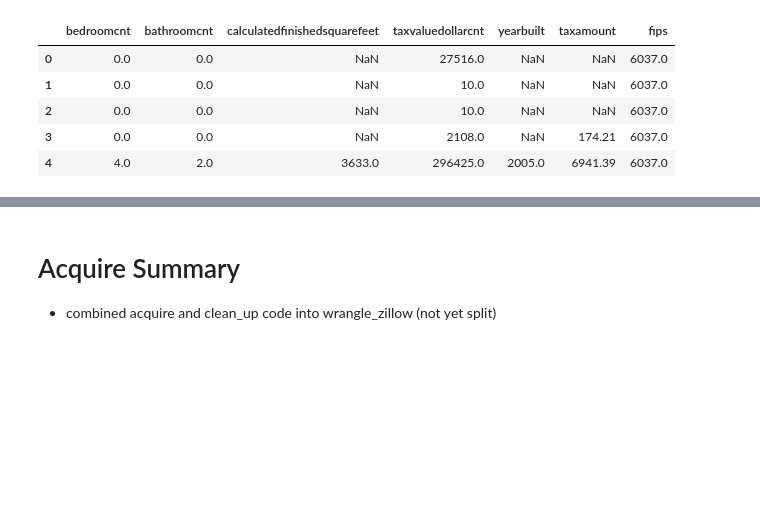
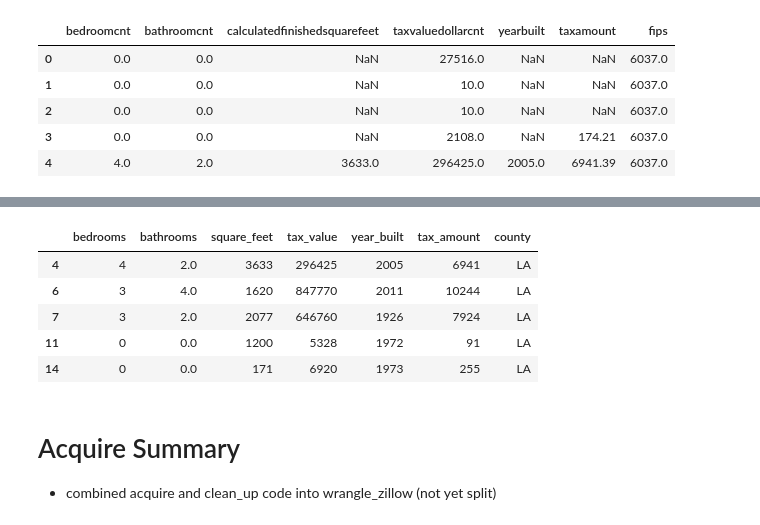
Before and after one commit to corey-hermesch/regression-exercises, a Jupyter notebook: wrangle_notebook.ipynb, the cells around one changed output, grey strips where cells are left out. Cells and saved outputs as stored; diff of their text form; code cells hidden in the pictures; blank space fills up the shorter version.

```diff
--- a/wrangle_notebook.ipynb
+++ b/wrangle_notebook.ipynb
@@ -60,7 +150,16 @@ for col in df.columns [df.columns != 'bathroom_cnt']:
     df[col] = df[col].astype(int)
 # %%
 # decided fips should really be a string to better represent a categorical variable
-df.fips = df.fips.astype(str)
+df.county = df.county.map({6037: 'LA', 6059: 'Orange', 6111: 'Ventura'})
+# %%
+df.head()
+# %% [output]
+|  | bedrooms | bathrooms | square_feet | tax_value | year_built | tax_amount | county |
+| 4 | 4 | 2.0 | 3633 | 296425 | 2005 | 6941 | LA |
+| 6 | 3 | 4.0 | 1620 | 847770 | 2011 | 10244 | LA |
+| 7 | 3 | 2.0 | 2077 | 646760 | 1926 | 7924 | LA |
+| 11 | 0 | 0.0 | 1200 | 5328 | 1972 | 91 | LA |
+| 14 | 0 | 0.0 | 171 | 6920 | 1973 | 255 | LA |
 # %% [markdown]
 # Acquire Summary
 - combined acquire and clean_up code into wrangle_zillow (not yet split)
```
Also changed, not shown: parts of 28 cells of this notebook, 2 other files.
